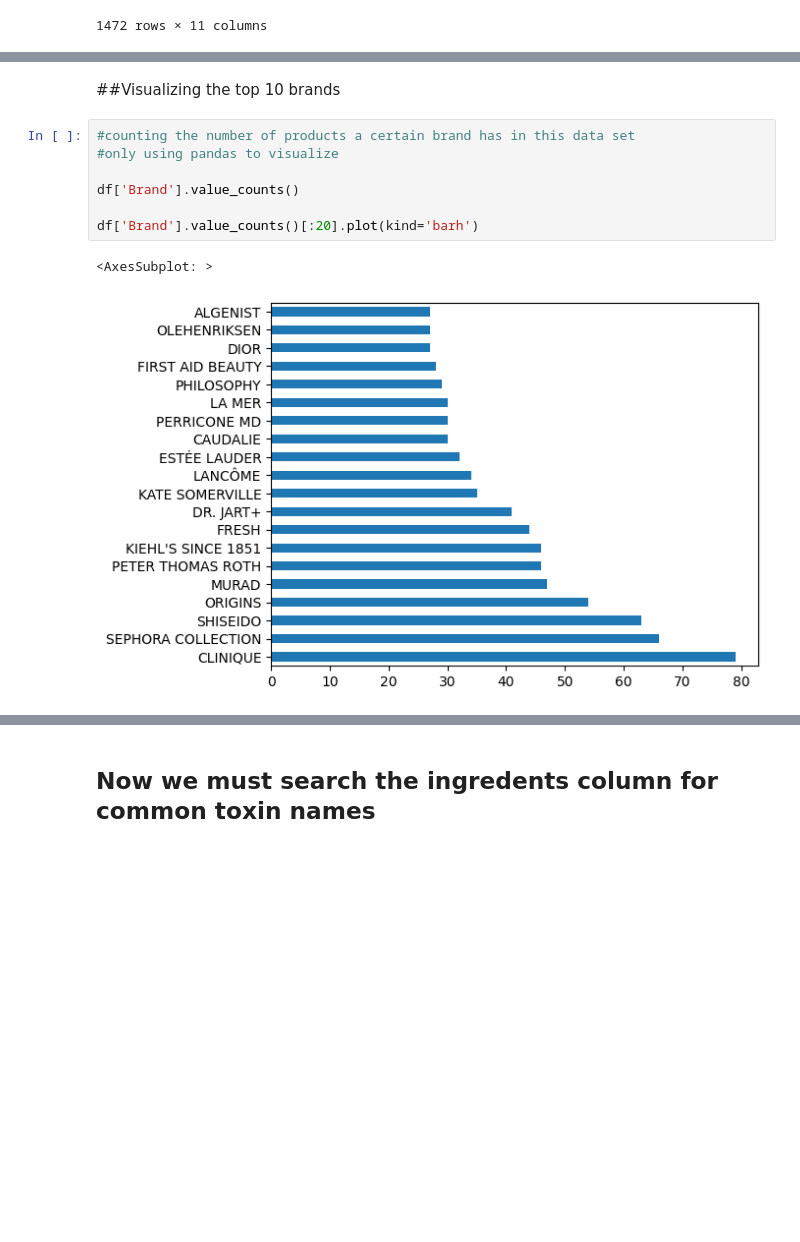
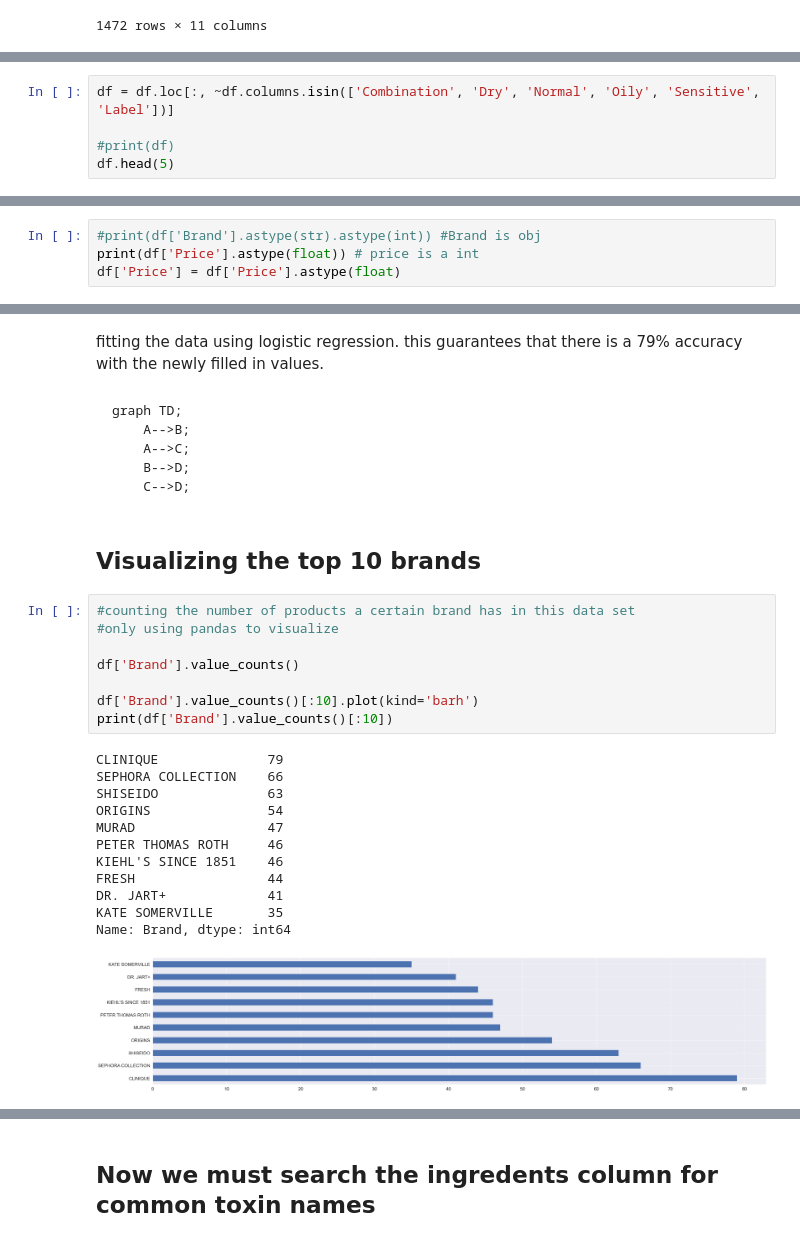
Before and after one commit to mahakanakala/toxins, a Jupyter notebook: toxins_in_beauty_products.ipynb, the cells around one changed output, grey strips where cells are left out. Drawn from its saved outputs; the diff is of its cells as text; blank space fills up the shorter version.

````diff
--- a/toxins_in_beauty_products.ipynb
+++ b/toxins_in_beauty_products.ipynb
@@ -145,0 +144,5 @@ df.sort_values(by=['Brand', 'Price'], ascending=True)
+# %%
+df = df.loc[:, ~df.columns.isin(['Combination', 'Dry', 'Normal', 'Oily', 'Sensitive', 'Label'])]
+
+#print(df)
+df.head(5)
@@ -145,0 +190,4 @@ df.sort_values(by=['Brand', 'Price'], ascending=True)
+# %%
+#print(df['Brand'].astype(str).astype(int)) #Brand is obj
+print(df['Price'].astype(float)) # price is a int
+df['Price'] = df['Price'].astype(float)
@@ -146,15 +239,36 @@ df.sort_values(by=['Brand', 'Price'], ascending=True)
+# %% [markdown]
+fitting the data using logistic regression. this guarantees that there is a 79% accuracy with the newly filled in values.
+# %% [markdown]
+```mermaid
+graph TD;
+    A-->B;
+    A-->C;
+    B-->D;
+    C-->D;
+```
 # %% [markdown]
-##Visualizing the top 10 brands
+## Visualizing the top 10 brands
 # %%
 #counting the number of products a certain brand has in this data set
 #only using pandas to visualize
 
 df['Brand'].value_counts()
 
-df['Brand'].value_counts()[:20].plot(kind='barh')
+df['Brand'].value_counts()[:10].plot(kind='barh')
+print(df['Brand'].value_counts()[:10])
 # %% [output]
-<AxesSubplot: >
+CLINIQUE              79
+SEPHORA COLLECTION    66
+SHISEIDO              63
+ORIGINS               54
+MURAD                 47
+PETER THOMAS ROTH     46
+KIEHL'S SINCE 1851    46
+FRESH                 44
+DR. JART+             41
+KATE SOMERVILLE       35
+Name: Brand, dtype: int64
-[figure, old version]
+[figure, new version]
 # %%
 #advantges of graphing in seaborn: ability to manipulate chart style, colors, and sizes
 #shows the top 10 brands that occur in this data set
````
Also changed, not shown: parts of 34 cells of this notebook.
